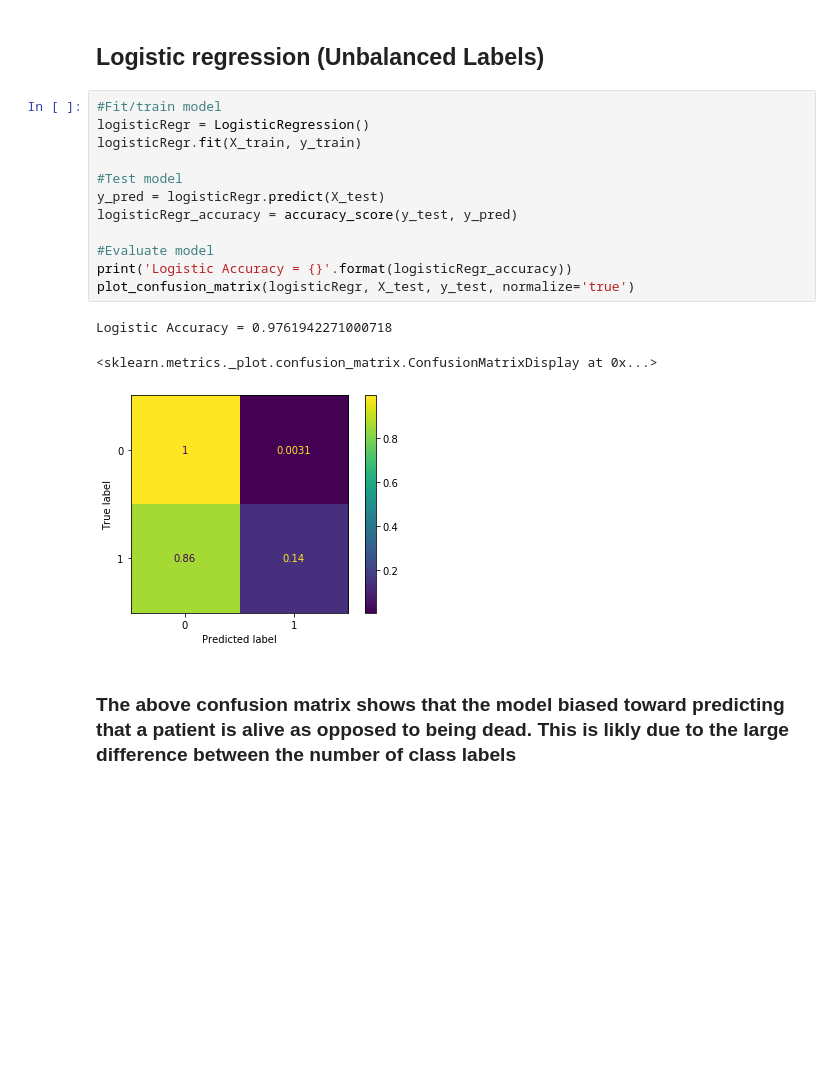
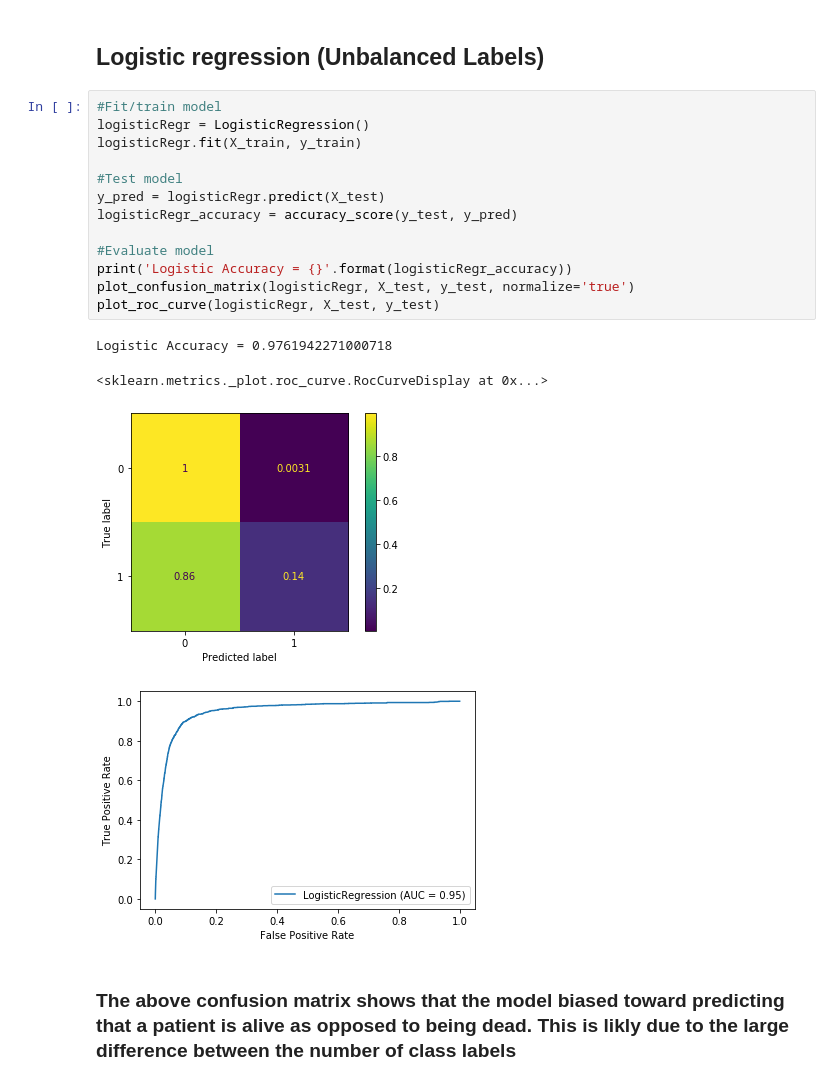
Before and after one commit to Steve-Pilato/COVID-19-Data-Science-Project-SHU, a Jupyter notebook: COVID-19 Data Preperation and Model Generation and Evaluation.ipynb, the cells around one changed output. Saved outputs shown, nothing was run; the diff lists cells and outputs as text; blank space fills up the shorter version.

```diff
--- a/COVID-19 Data Preperation and Model Generation and Evaluation.ipynb
+++ b/COVID-19 Data Preperation and Model Generation and Evaluation.ipynb
@@ -218,19 +221,21 @@ X_train, X_test, y_train, y_test = train_test_split(X, y,
 # %%
 #Fit/train model
 logisticRegr = LogisticRegression()
 logisticRegr.fit(X_train, y_train)
 
 #Test model
 y_pred = logisticRegr.predict(X_test)
 logisticRegr_accuracy = accuracy_score(y_test, y_pred)
 
 #Evaluate model
 print('Logistic Accuracy = {}'.format(logisticRegr_accuracy))
 plot_confusion_matrix(logisticRegr, X_test, y_test, normalize='true')
+plot_roc_curve(logisticRegr, X_test, y_test)
 # %% [output]
 Logistic Accuracy = 0.9761942271000718
-<sklearn.metrics._plot.confusion_matrix.ConfusionMatrixDisplay at 0x...>
+<sklearn.metrics._plot.roc_curve.RocCurveDisplay at 0x...>
 [figure]
+[figure, added]
 # %% [markdown]
 ### The above confusion matrix shows that the model biased toward predicting that a patient is alive as opposed to being dead. This is likly due to the large difference between the number of class labels
 # %% [markdown]
```
Also changed, not shown: parts of 7 cells of this notebook.
